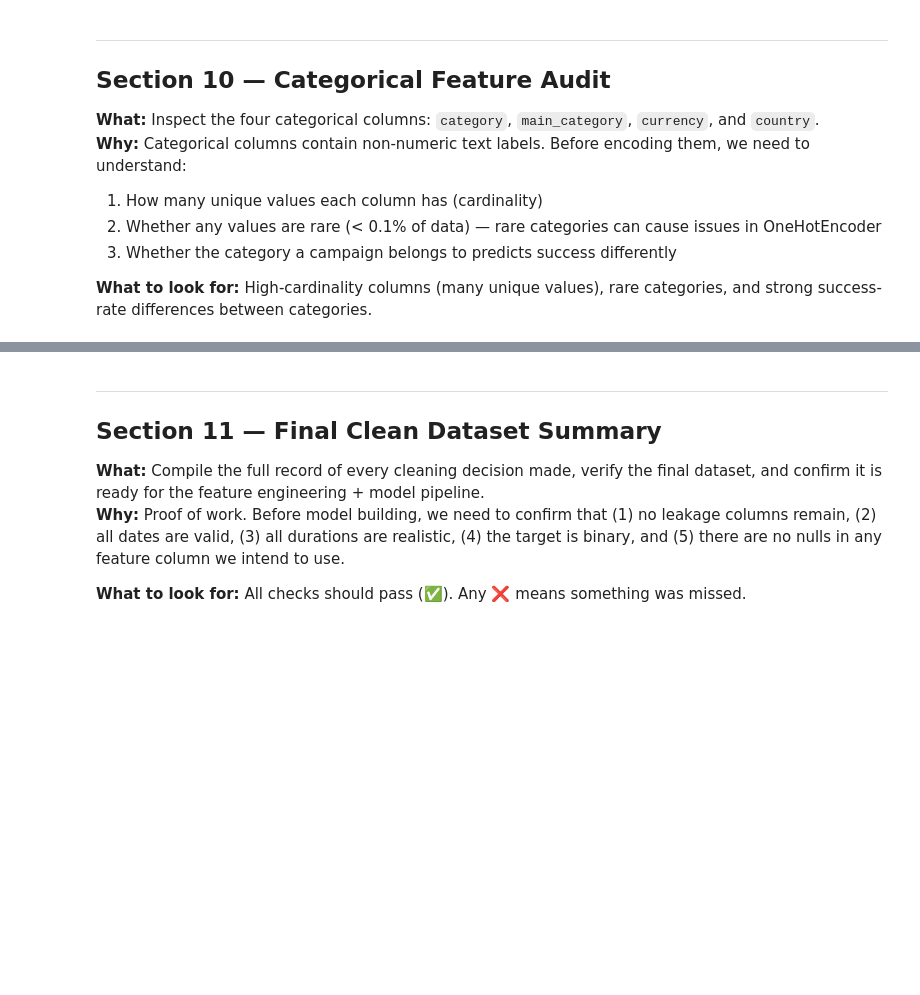
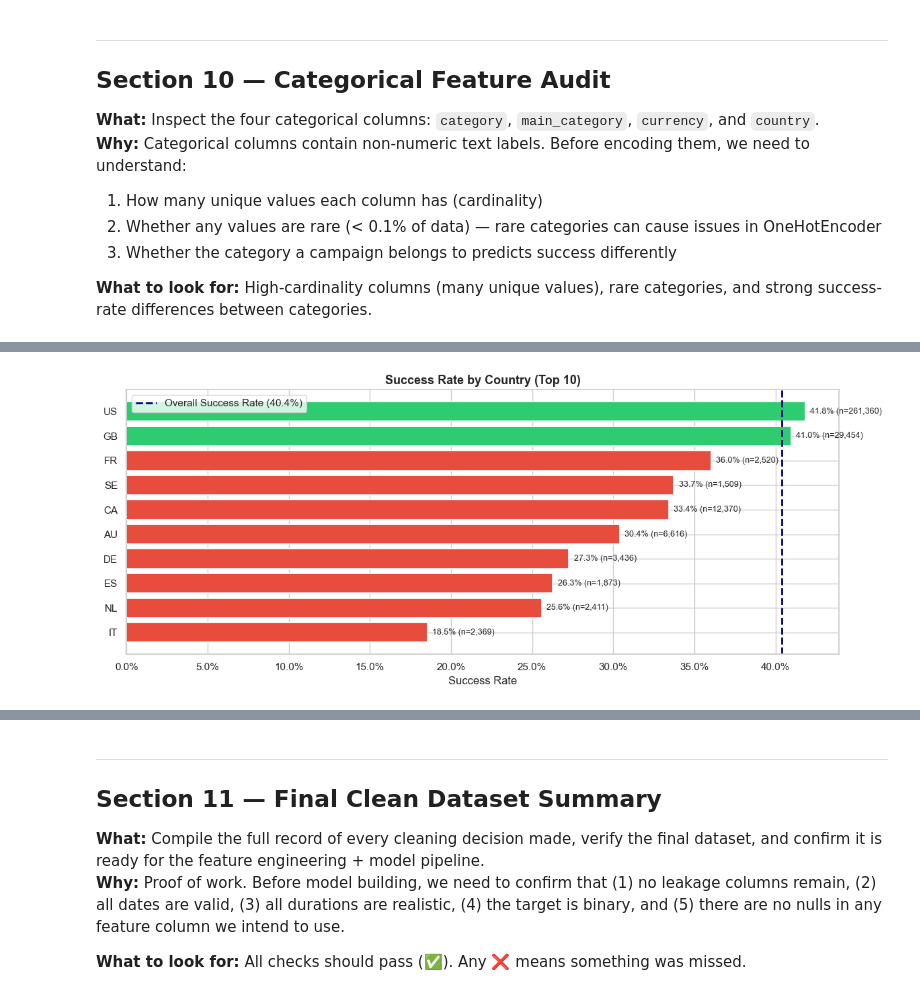
Before and after one commit to abhi-7-7/Predictive-Sales-Analytics-Engine, a Jupyter notebook: Notebook/01_data_cleaning.ipynb, the cells around one changed output, grey strips where cells are left out. Drawn from its saved outputs; the diff is of its cells as text; code cells hidden in the pictures; blank space fills up the shorter version.

```diff
--- a/Notebook/01_data_cleaning.ipynb
+++ b/Notebook/01_data_cleaning.ipynb
@@ -1025,0 +1474,79 @@ print("  ✅ Plot saved: plots/10_success_by_launch_month.png")
+# %%
+# Success Rate by Country
+# Purpose:
+#   Compare campaign success across the top 10 countries.
+
+overall_success = df["target"].mean()
+
+top10_countries = df["country"].value_counts().head(10).index
+
+country_stats = (
+    df[df["country"].isin(top10_countries)]
+      .groupby("country", observed=True)["target"]
+      .agg(
+          success_rate="mean",
+          campaigns="count"
+      )
+      .sort_values("success_rate")
+)
+
+colors = [
+    "#2ecc71" if rate > overall_success else "#e74c3c"
+    for rate in country_stats["success_rate"]
+]
+
+fig, ax = plt.subplots(figsize=(12,5))
+
+ax.barh(
+    country_stats.index,
+    country_stats["success_rate"],
+    color=colors,
+    edgecolor="white",
+    linewidth=1.2
+)
+
+ax.axvline(
+    overall_success,
+    color="navy",
+    linestyle="--",
+    linewidth=2,
+    label=f"Overall Success Rate ({overall_success:.1%})"
+)
+
+ax.set_title(
+    "Success Rate by Country (Top 10)",
+    fontsize=13,
+    fontweight="bold"
+)
+
+ax.set_xlabel("Success Rate")
+
+ax.xaxis.set_major_formatter(
+    mticker.PercentFormatter(1.0)
+)
+
+ax.legend()
+
+for i, (rate, count) in enumerate(
+    zip(
+        country_stats["success_rate"],
+        country_stats["campaigns"]
+    )
+):
+    ax.text(
+        rate + 0.003,
+        i,
+        f"{rate:.1%} (n={count:,})",
+        va="center",
+        fontsize=9
+    )
+
+plt.tight_layout()
+plt.savefig(
+    "plots/08_success_by_country.png",
+    dpi=150,
+    bbox_inches="tight"
+)
+plt.show()
+# %% [output]
+[figure, added]
```
Also changed, not shown: parts of 48 cells of this notebook, 36 other files.
